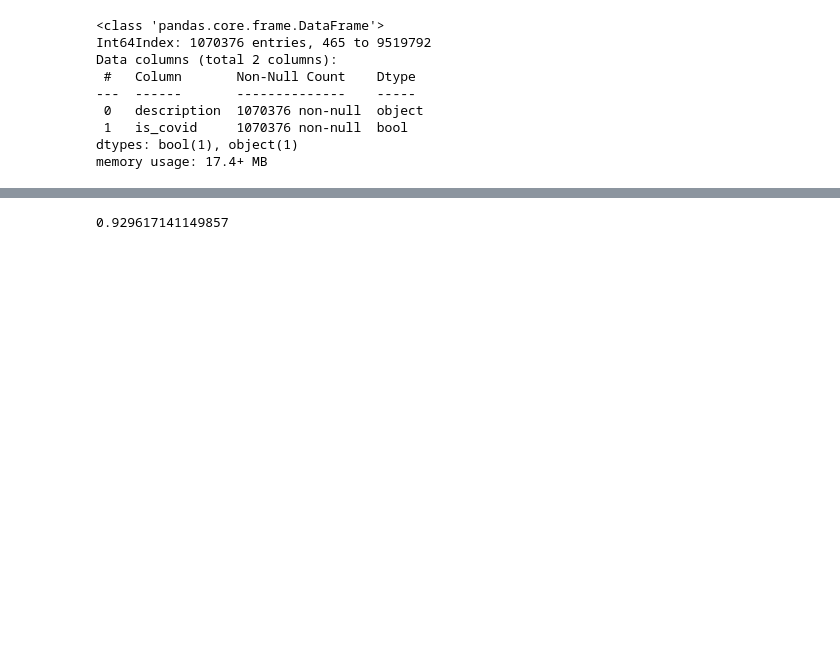
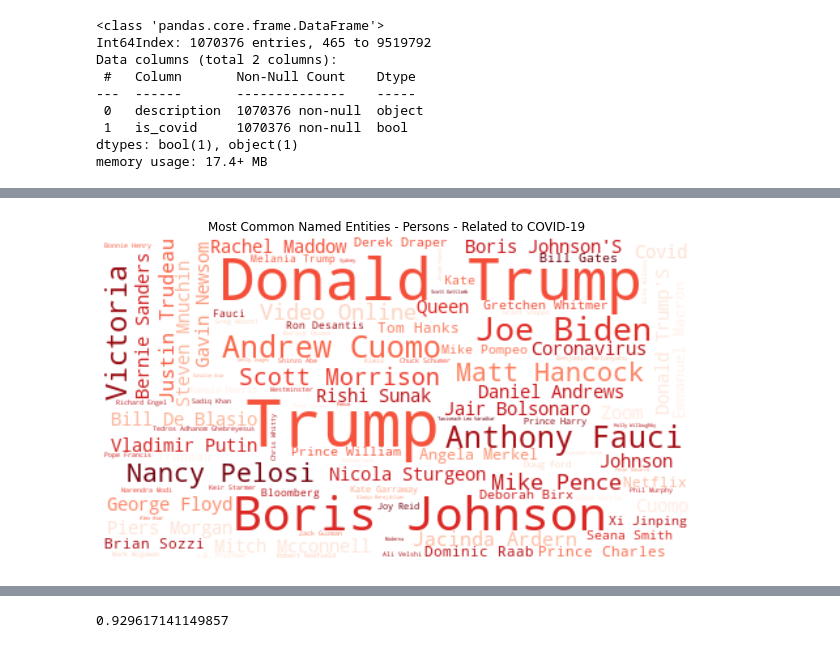
Before and after one commit to SVGoogle/Text-Mining-News-Articles, a Jupyter notebook: Text mining - News Articles.ipynb, the cells around one changed output, grey strips where cells are left out. Cells and saved outputs as stored; diff of their text form; code cells hidden in the pictures; blank space fills up the shorter version.

```diff
--- a/Text mining - News Articles.ipynb
+++ b/Text mining - News Articles.ipynb
@@ -604,0 +594,11 @@ plt.show()
+# %%
+# Plot a word cloud of the most common persons
+wordcloud = WordCloud(max_font_size=50,  width=450, height=250, max_words=100, background_color="white", colormap="Reds").generate_from_frequencies(entity_counter_persons)
+fig, ax = plt.subplots(figsize=(11, 6))
+plt.imshow(wordcloud, interpolation="bilinear")
+plt.title('Most Common Named Entities - Persons - Related to COVID-19')
+plt.axis("off")
+plt.savefig('./Results/covid19_persons_wordcloud.png', dpi=200)
+plt.show()
+# %% [output]
+[figure, added]
```
Also changed, not shown: parts of 61 cells of this notebook, 4 other files.
